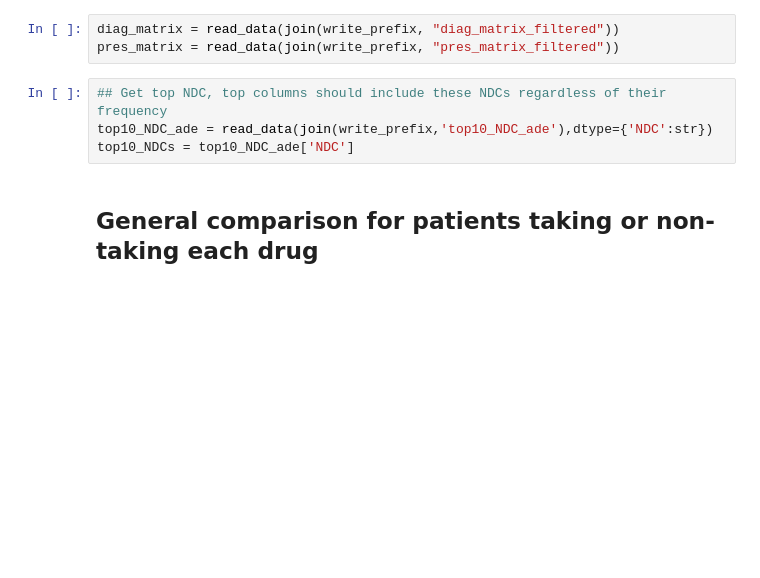
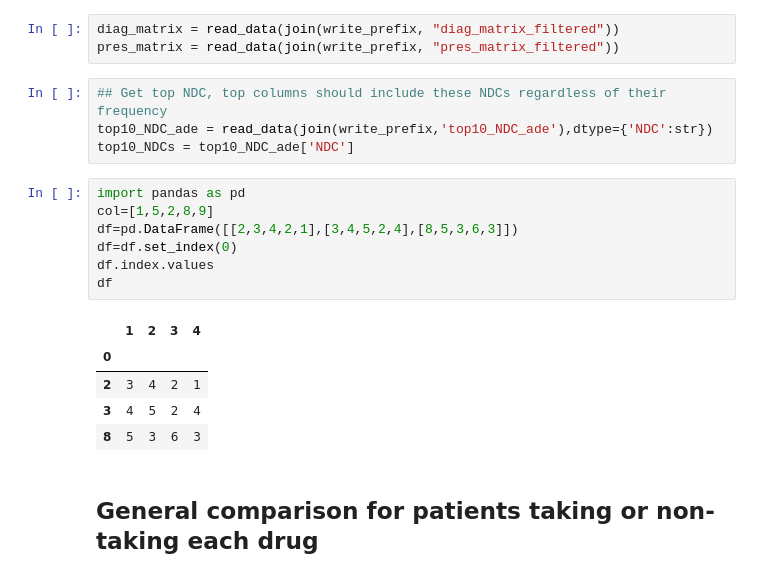
Before and after one commit to liuzi/Clinic-Analysis, a Jupyter notebook: Scripts/Data_Process_Server/LDA - Baseline Unsupervised_Model.ipynb, the cells around one changed output. Cells and saved outputs as stored; diff of their text form; blank space fills up the shorter version.

```diff
--- a/Scripts/Data_Process_Server/LDA - Baseline Unsupervised_Model.ipynb
+++ b/Scripts/Data_Process_Server/LDA - Baseline Unsupervised_Model.ipynb
@@ -24,6 +24,19 @@ pres_matrix = read_data(join(write_prefix, "pres_matrix_filtered"))
 ## Get top NDC, top columns should include these NDCs regardless of their frequency
 top10_NDC_ade = read_data(join(write_prefix,'top10_NDC_ade'),dtype={'NDC':str})
 top10_NDCs = top10_NDC_ade['NDC']
+# %%
+import pandas as pd
+col=[1,5,2,8,9]
+df=pd.DataFrame([[2,3,4,2,1],[3,4,5,2,4],[8,5,3,6,3]])
+df=df.set_index(0)
+df.index.values
+df
+# %% [output]
+|  | 1 | 2 | 3 | 4 |
+| 0 |  |  |  |  |
+| 2 | 3 | 4 | 2 | 1 |
+| 3 | 4 | 5 | 2 | 4 |
+| 8 | 5 | 3 | 6 | 3 |
 # %% [markdown]
 ## General comparison for patients taking or non-taking each drug
 # %%
```
Also changed, not shown: parts of 1 cell of this notebook, 7 other files.
